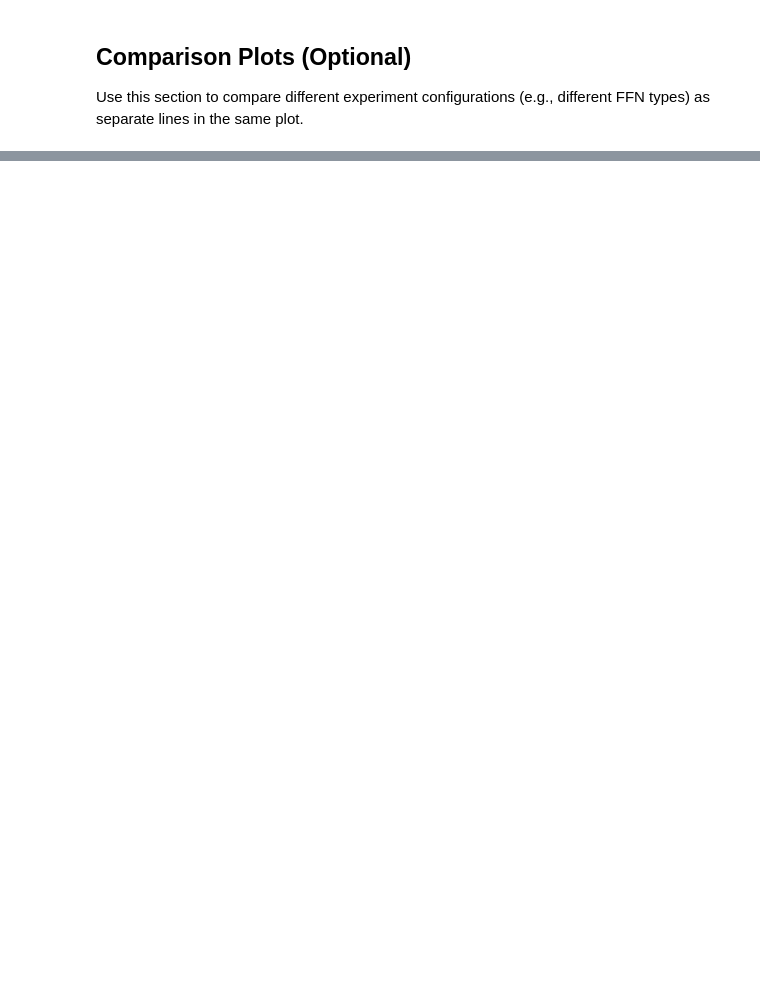
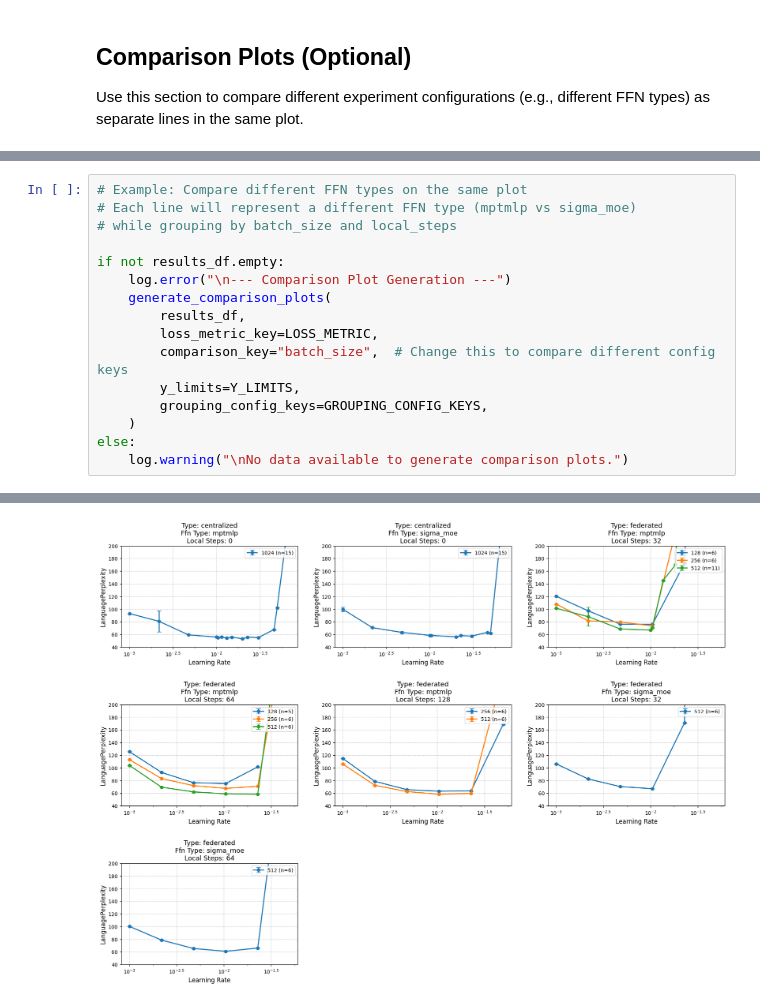
Before and after one commit to relogu/fedmoe_plots, a Jupyter notebook: fedmoe_plots/notebooks/mlsys26/completep_scaling.ipynb, the cells around one changed output, grey strips where cells are left out. Drawn from its saved outputs; the diff is of its cells as text; blank space fills up the shorter version.

```diff
--- a/fedmoe_plots/notebooks/mlsys26/completep_scaling.ipynb
+++ b/fedmoe_plots/notebooks/mlsys26/completep_scaling.ipynb
@@ -1145,0 +1184,17 @@ experiment_type  batch_size  local_steps  learning_rate  ffn_type  mean_metric
+# %%
+# Example: Compare different FFN types on the same plot
+# Each line will represent a different FFN type (mptmlp vs sigma_moe)
+# while grouping by batch_size and local_steps
+
+if not results_df.empty:
+    log.error("\n--- Comparison Plot Generation ---")
+    generate_comparison_plots(
+        results_df,
+        loss_metric_key=LOSS_METRIC,
+        comparison_key="batch_size",  # Change this to compare different config keys
+        y_limits=Y_LIMITS,
+        grouping_config_keys=GROUPING_CONFIG_KEYS,
+    )
+else:
+    log.warning("\nNo data available to generate comparison plots.")
+# %% [output]
@@ -1145,0 +1203 @@ experiment_type  batch_size  local_steps  learning_rate  ffn_type  mean_metric
+[figure, added]
```
Also changed, not shown: parts of 4 cells of this notebook.
